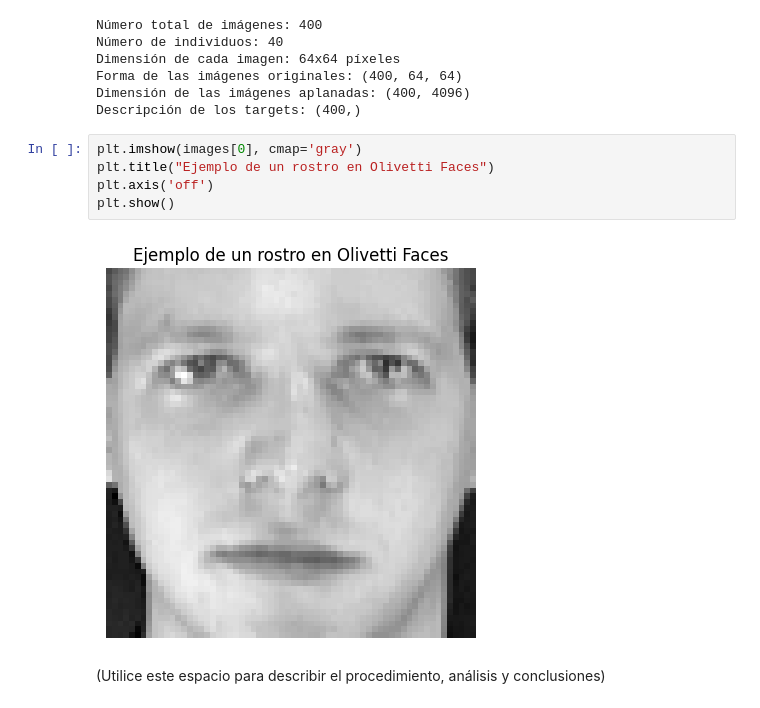
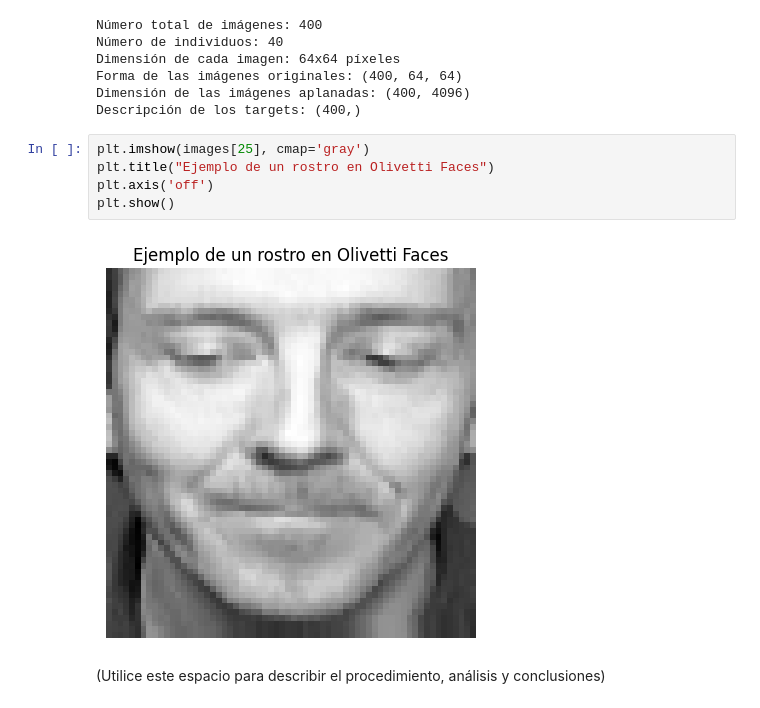
Before and after one commit to jetabaresj/MIAD_UL_2024, a Jupyter notebook: SEMANA 3/S3_LC_Taller_Kmeans_Kmedoids.ipynb, the cells around one changed output. Saved outputs shown, nothing was run; the diff lists cells and outputs as text.

```diff
--- a/SEMANA 3/S3_LC_Taller_Kmeans_Kmedoids.ipynb
+++ b/SEMANA 3/S3_LC_Taller_Kmeans_Kmedoids.ipynb
@@ -61,12 +61,12 @@ Forma de las imágenes originales: (400, 64, 64)
 Dimensión de las imágenes aplanadas: (400, 4096)
 Descripción de los targets: (400,)
 # %%
-plt.imshow(images[0], cmap='gray')
+plt.imshow(images[25], cmap='gray')
 plt.title("Ejemplo de un rostro en Olivetti Faces")
 plt.axis('off')
 plt.show()
 # %% [output]
-[figure, old version]
+[figure, new version]
 # %% [markdown]
 (Utilice este espacio para describir el procedimiento, análisis y conclusiones)
 # %% [markdown]
```
Also changed, not shown: parts of 4 cells of this notebook.
